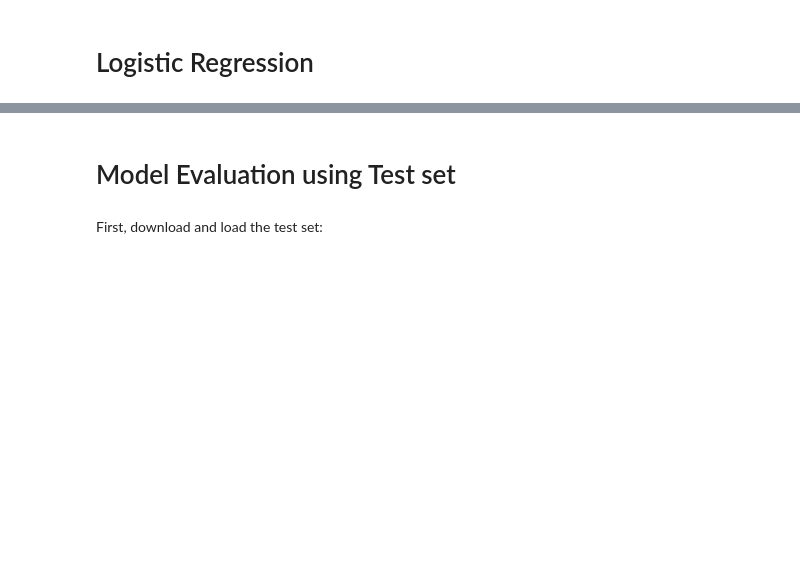
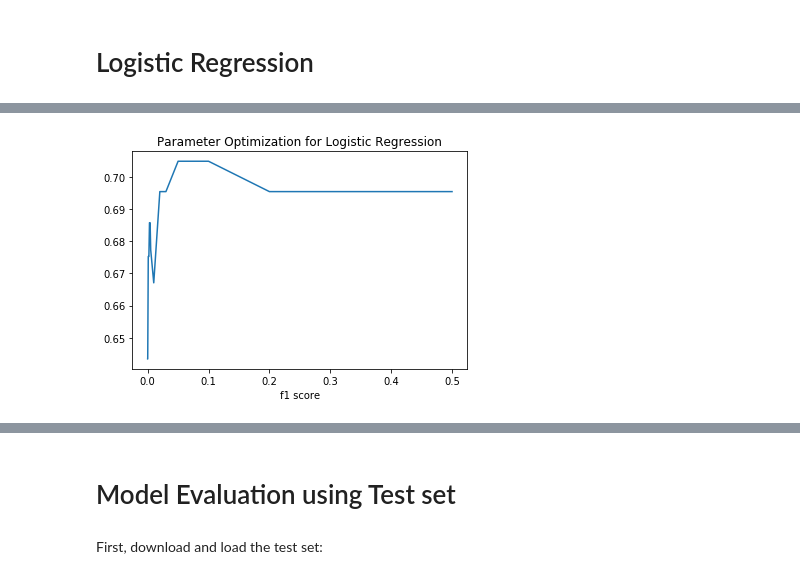
Before and after one commit to ZaraHssn/coursera_MachineLearning_IBM_project, a Jupyter notebook: machine learning with python - final project.ipynb, the cells around one changed output, grey strips where cells are left out. Cells and saved outputs as stored; diff of their text form; code cells hidden in the pictures; blank space fills up the shorter version.

```diff
--- a/machine learning with python - final project.ipynb
+++ b/machine learning with python - final project.ipynb
@@ -291,0 +413,6 @@ Notice: You should find the best k to build the model with the best accuracy.
+# %%
+clf2 = svm.SVC(kernel='linear')
+clf2.fit(X_train, y_train)
+yhat2 = clf2.predict(X_test)
+print("Train set accuracy using a linear kernel SVM: ", metrics.accuracy_score(y_train, clf2.predict(X_train)))
+print("Test set accuracy using a linear kernel SVM: ", metrics.accuracy_score(y_test, yhat2))
@@ -293,0 +455,8 @@ Notice: You should find the best k to build the model with the best accuracy.
+# %%
+LR = LogisticRegression(C=0.01, solver='sag').fit(X_train,y_train)
+yhat = LR.predict(X_test)
+yhat_prob = LR.predict_proba(X_test)
+
+print (classification_report(y_test, yhat))
+print(log_loss(y_test, yhat_prob))
+print(f1_score(y_test, yhat, average='weighted') )
@@ -293,0 +475,20 @@ Notice: You should find the best k to build the model with the best accuracy.
+# %%
+cc_range = [0.00001, 0.0001, 0.001, 0.002, 0.003, 0.004, 0.005, 0.01, 0.02, 0.03, 0.05, 0.06, 0.07, 0.08, 0.09, 0.1, 0.2, 0.5]
+f_sc = np.zeros(len(cc_range))
+ind = 0
+for cc in cc_range:
+    LR = LogisticRegression(C=cc, solver='liblinear').fit(X_train,y_train)
+    yhat = LR.predict(X_test)
+    yhat_prob = LR.predict_proba(X_test)
+    #print (classification_report(y_test, yhat))
+    #print(log_loss(y_test, yhat_prob))
+    #print(metrics.accuracy_score(y_test, yhat))
+    f_sc[ind] = f1_score(y_test, yhat, average='weighted')
+    ind = ind + 1
+plt.plot(cc_range,f_sc)
+plt.xlabel('regularization parameter')
+plt.xlabel('f1 score')
+plt.title('Parameter Optimization for Logistic Regression')
+cc_best = cc_range[np.argmax(f_sc)]
+# %% [output]
+[figure, added]
```
Also changed, not shown: parts of 22 cells of this notebook.
